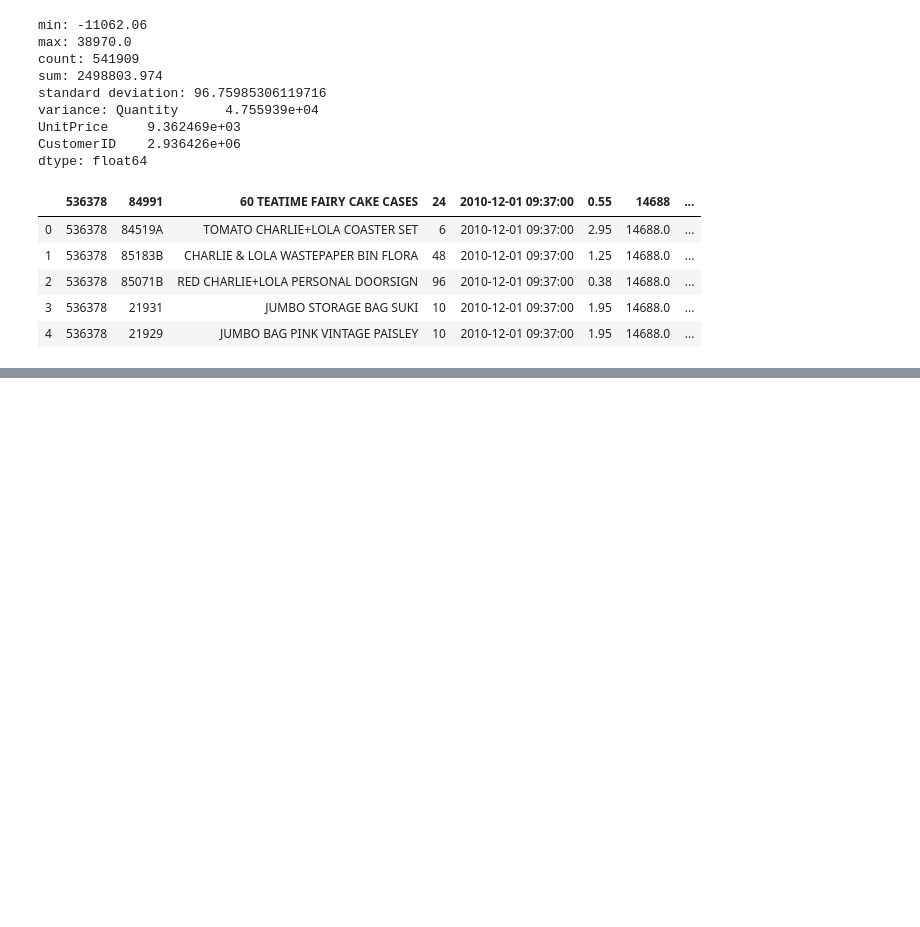
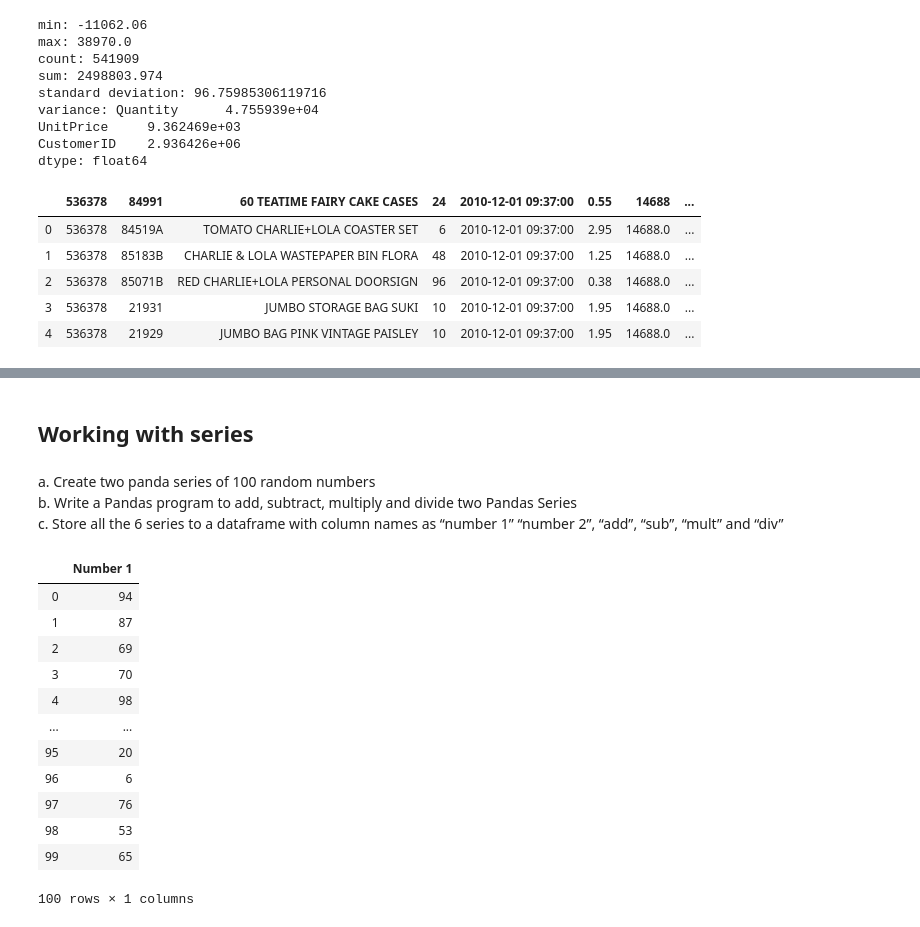
Before and after one commit to manohar2000/Deep-Learning-Labs, a Jupyter notebook: Lab2/Lab2-part1.ipynb, the cells around one changed output, grey strips where cells are left out. Cells and saved outputs as stored; diff of their text form; code cells hidden in the pictures; blank space fills up the shorter version.

```diff
--- a/Lab2/Lab2-part1.ipynb
+++ b/Lab2/Lab2-part1.ipynb
@@ -126,0 +261,24 @@ filter_col.head()
+# %% [markdown]
+## Working with series
+# %% [markdown]
+a. Create two panda series of 100 random numbers  <br />
+b. Write a Pandas program to add, subtract, multiply and divide two Pandas Series <br />
+c. Store all the 6 series to a dataframe with column names as “number 1” “number 2”,
+“add”, “sub”, “mult” and “div”
+# %%
+df1 = pd.DataFrame(np.random.randint(0,100,size=(100, 1)), columns=['Number 1'])
+df1
+# %% [output]
+|  | Number 1 |
+| 0 | 94 |
+| 1 | 87 |
+| 2 | 69 |
+| 3 | 70 |
+| 4 | 98 |
+| ... | ... |
+| 95 | 20 |
+| 96 | 6 |
+| 97 | 76 |
+| 98 | 53 |
+| 99 | 65 |
+100 rows × 1 columns
```
Also changed, not shown: parts of 22 cells of this notebook.
